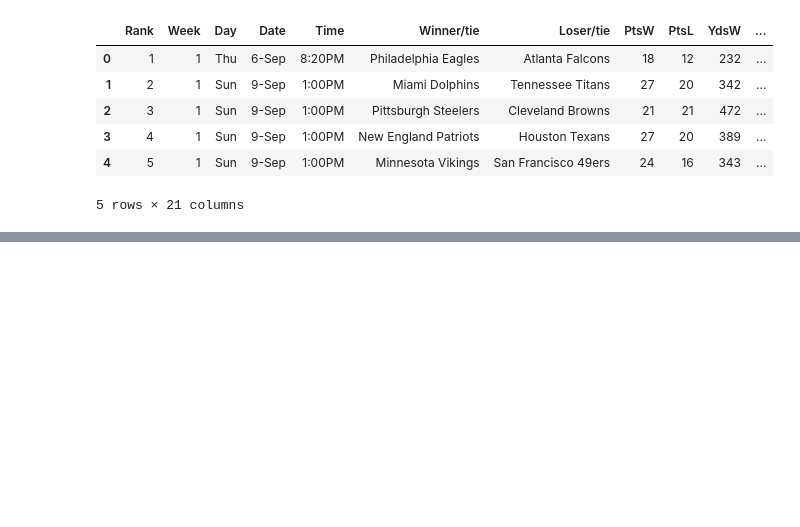
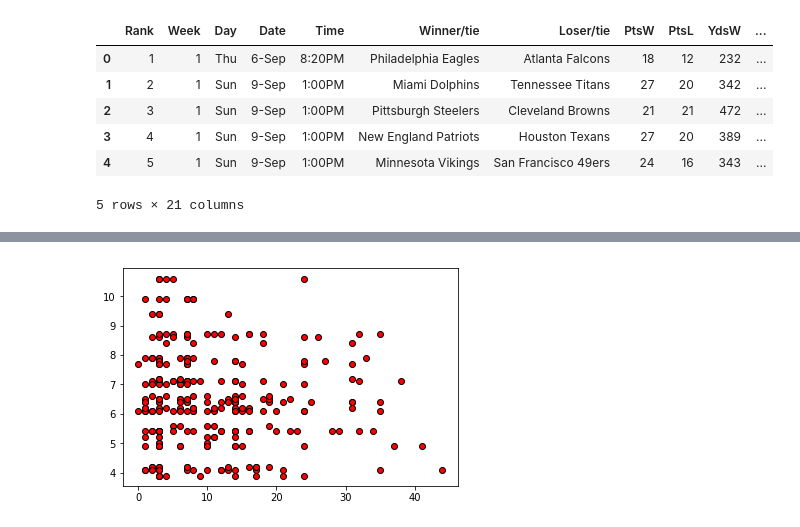
Before and after one commit to allamass95/nfl_spreads, a Jupyter notebook: Total_Offense_and_Total_Defense.ipynb, the cells around one changed output, grey strips where cells are left out. Cells and saved outputs as stored; diff of their text form; code cells hidden in the pictures; blank space fills up the shorter version.

```diff
--- a/Total_Offense_and_Total_Defense.ipynb
+++ b/Total_Offense_and_Total_Defense.ipynb
@@ -230,0 +283,5 @@ NFL_EFF2.head()
+# %%
+plt.scatter(MGN,Q,marker="o", facecolors="red", edgecolors="black")
+plt.show()
+# %% [output]
+[figure, added]
```
Also changed, not shown: parts of 10 cells of this notebook, 2 other files.
